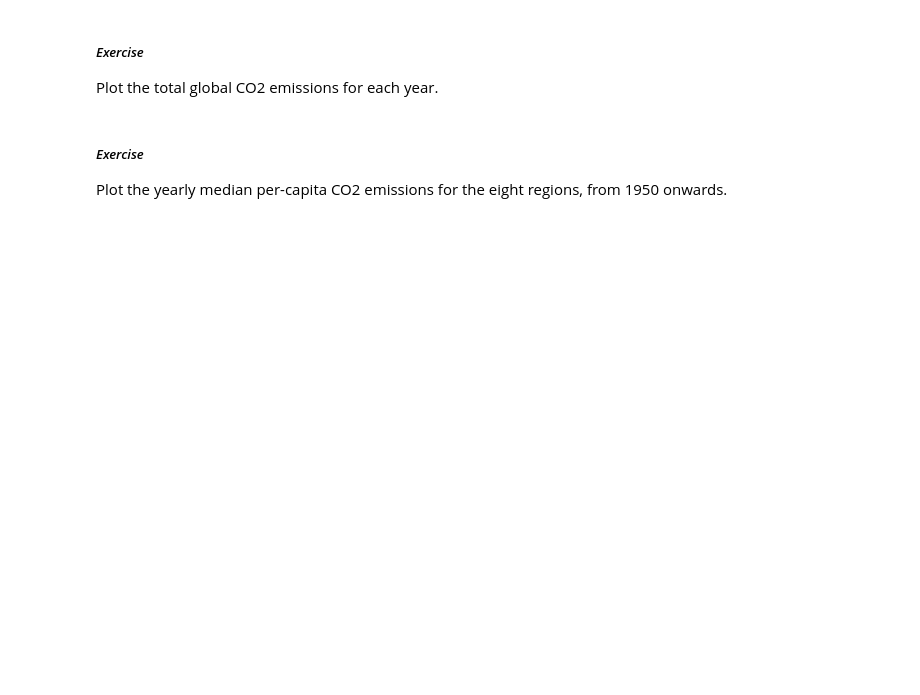
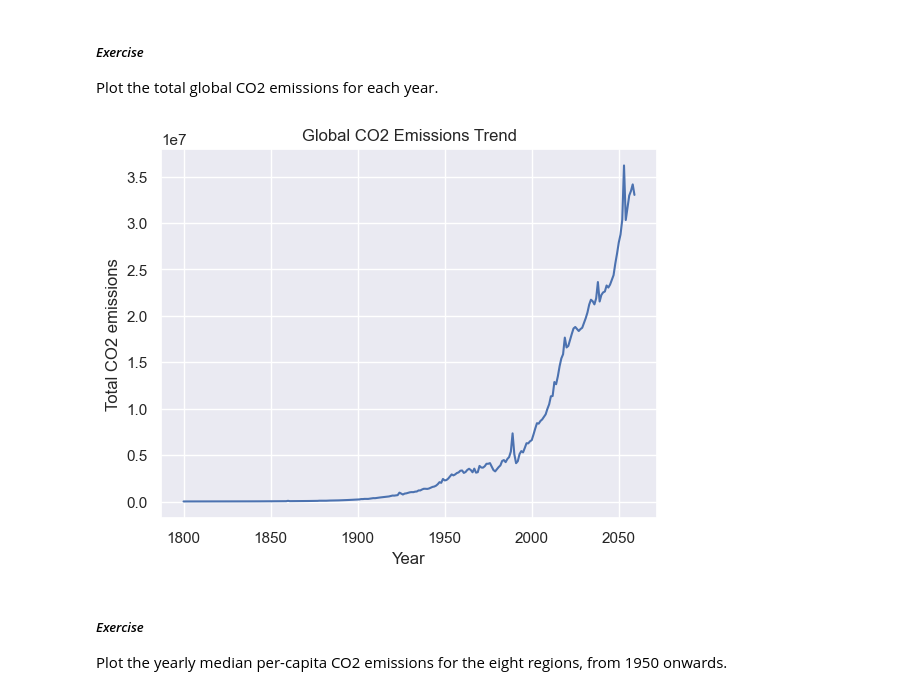
Before and after one commit to natic23/RCDS-data-processing-with-python, a Jupyter notebook: 5_Manipulating_Data.ipynb, the cells around one changed output. Saved outputs shown, nothing was run; the diff lists cells and outputs as text; code cells hidden in the pictures; blank space fills up the shorter version.

```diff
--- a/5_Manipulating_Data.ipynb
+++ b/5_Manipulating_Data.ipynb
@@ -220,6 +254,18 @@ grouped['kt'].median()
 ##### *Exercise*
 
 Plot the total global CO2 emissions for each year.
+# %%
+kt_year = co2_pp[['country','years','kt']]
+kt_yeartotal= kt_year.groupby("years").sum()
+#set palette of seaborn plot
+#sns.color_palette("Set2")
+sns.set_theme()
+
+plot1=sns.lineplot(kt_yeartotal,x='years',y='kt')
+plot1.set(xlabel="Year",ylabel="Total CO2 emissions",title="Global CO2 Emissions Trend")
+plt.show()
+# %% [output]
+[figure, added]
 # %% [markdown]
 ##### *Exercise*
 
```
Also changed, not shown: parts of 6 cells of this notebook, 1 other file.
